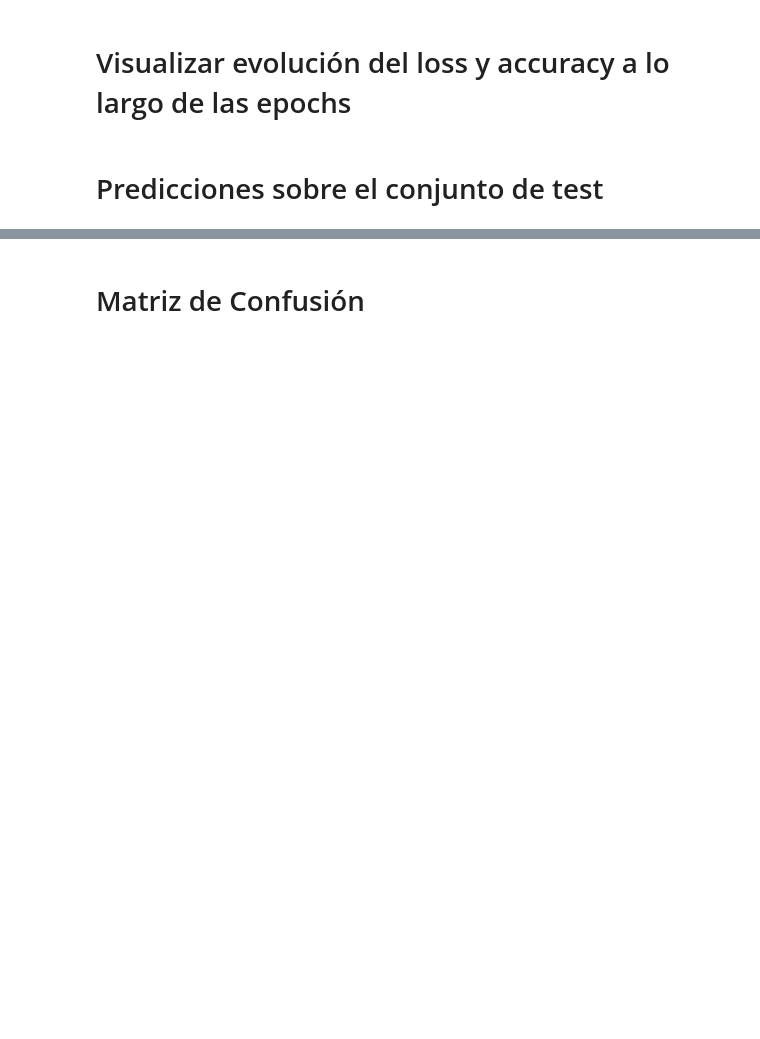
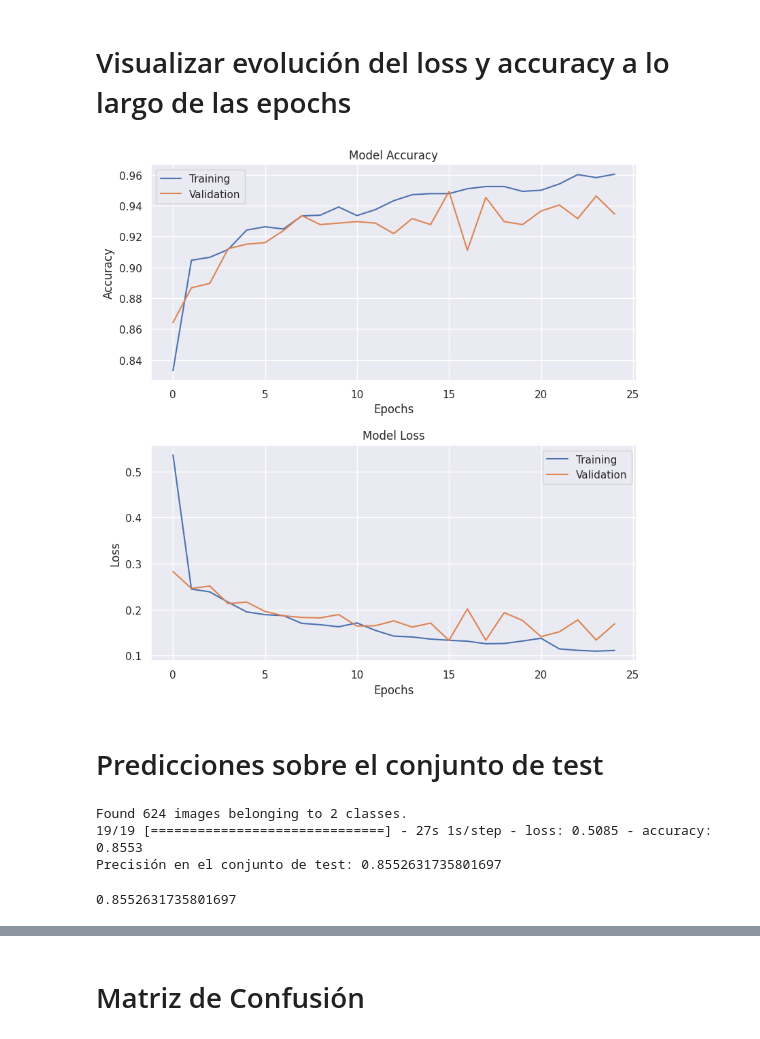
Before and after one commit to jmudy/chest-xray-classification, a Jupyter notebook: chest-xray-pneumonia.ipynb, the cells around one changed output, grey strips where cells are left out. Cells and saved outputs as stored; diff of their text form; code cells hidden in the pictures; blank space fills up the shorter version.

Commit message:
Primera versión del modelo

```diff
--- a/chest-xray-pneumonia.ipynb
+++ b/chest-xray-pneumonia.ipynb
@@ -61,3 +85,5 @@ classifier.compile(optimizer="adam",
+# %%
+classifier = model_builder()
 # %% [markdown]
 # Ajustar la CNN a las imágenes para entrenar
 # %%
@@ -112,5 +140,5 @@ plt.subplots_adjust(wspace=0.5)
 # %%
-modelpath = '/content/drive/MyDrive/chest-xray-classification/mymodel.hdf5'
+modelpath = "/content/drive/MyDrive/chest-xray-classification/checkpoint/mymodel.hdf5"
 checkpoint = ModelCheckpoint(filepath=modelpath,
                              monitor="val_loss",
                              mode="min",
@@ -146,10 +178,26 @@ plt.show()
+# %%
+def display_training_curves(training, validation, title, subplot):
+    ax = plt.subplot(subplot)
+    ax.plot(training)
+    ax.plot(validation)
+    ax.set_title("Model "+ title)
+    ax.set_ylabel(title)
+    ax.set_xlabel("Epochs")
+    ax.legend(["Training", "Validation"])
+
+plt.subplots(figsize=(8, 8))
+plt.tight_layout()
+display_training_curves(history.history["accuracy"], history.history["val_accuracy"], "Accuracy", 211)
+display_training_curves(history.history["loss"], history.history["val_loss"], "Loss", 212)
+plt.subplots_adjust(hspace=0.3)
+plt.show()
+# %% [output]
+[figure, added]
 # %% [markdown]
 # Predicciones sobre el conjunto de test
 # %%
 model = load_model(filepath=modelpath)
 # %%
-test_directory = "chest_xray/test"
-
 test_datagen = ImageDataGenerator(rescale=1./255)
 testing_dataset = test_datagen.flow_from_directory(
     directory=test_directory,
@@ -161,5 +209,13 @@ testing_dataset = test_datagen.flow_from_directory(
 
 evaluate = model.evaluate(testing_dataset, steps=testing_dataset.n//batch_size, verbose=1)
 
-print("Precisión en la fase de test: {}".format(evaluate[1]))
+print("Precisión en el conjunto de test: {}".format(evaluate[1]))
+# %% [output]
+Found 624 images belonging to 2 classes.
+19/19 [==============================] - 27s 1s/step - loss: 0.5085 - accuracy: 0.8553
+Precisión en el conjunto de test: 0.8552631735801697
+# %%
+evaluate[1]
+# %% [output]
+0.8552631735801697
 # %%
```
Also changed, not shown: parts of 21 cells of this notebook, 1 other file.
